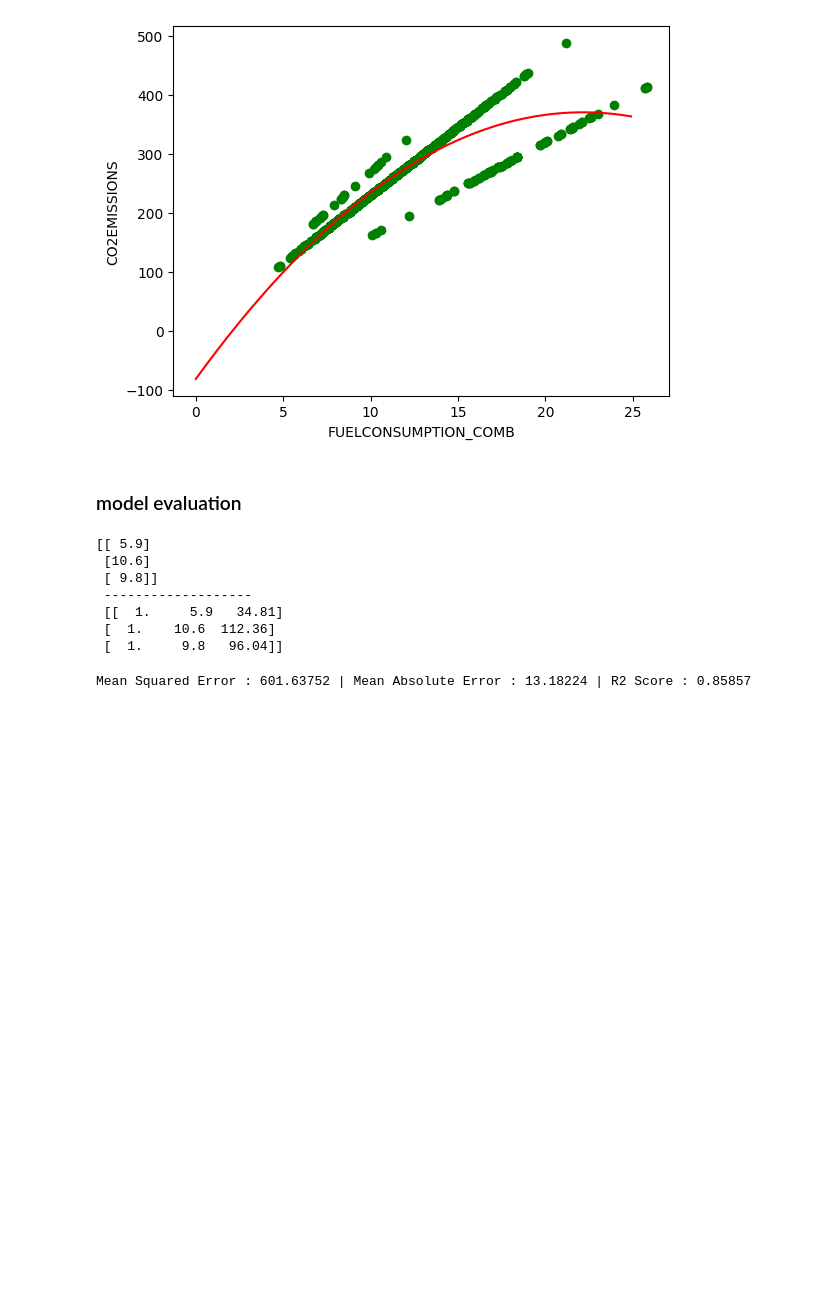
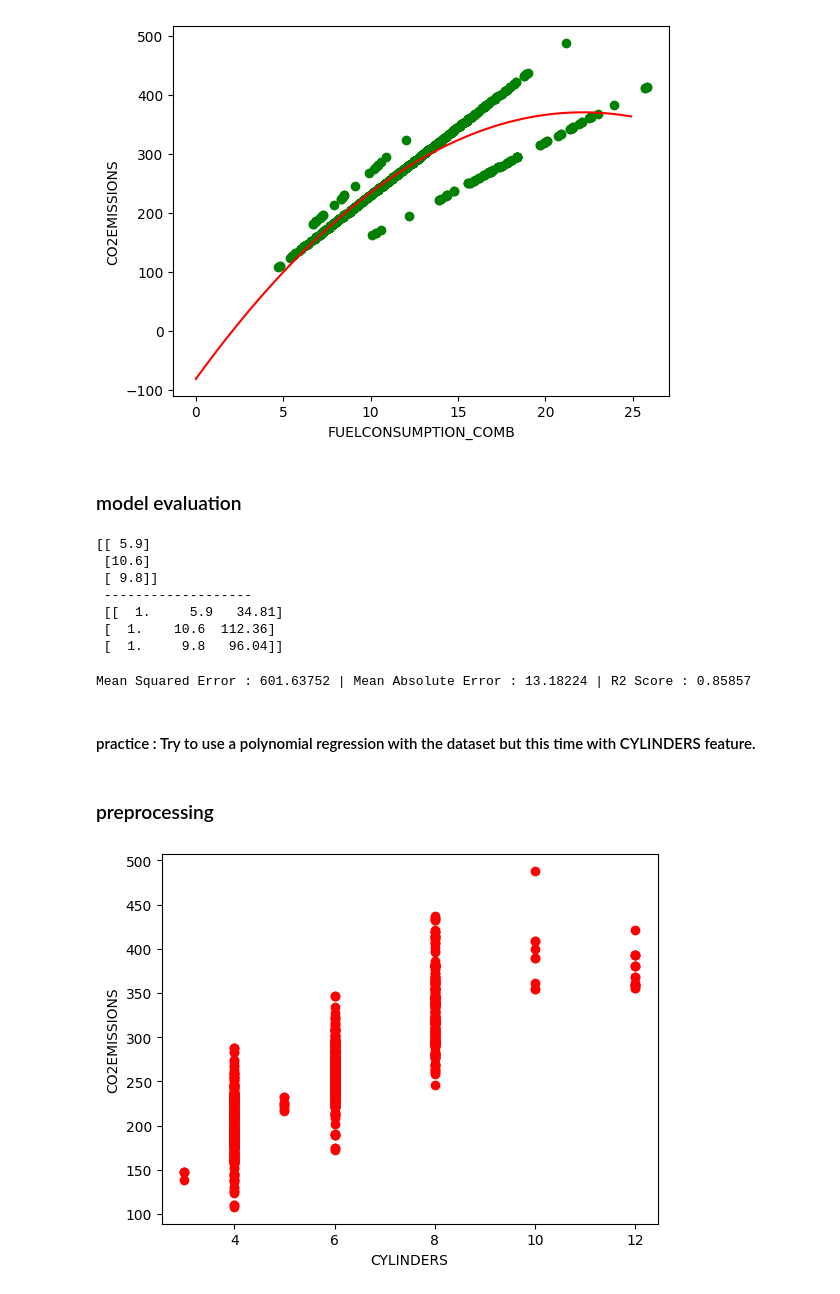
Before and after one commit to fahime9407/Machine-Learning-Path, a Jupyter notebook: regression/practicePoly.ipynb, the cells around one changed output. Cells and saved outputs as stored; diff of their text form; code cells hidden in the pictures; blank space fills up the shorter version.

Commit message:
update practice polynomial file

```diff
--- a/regression/practicePoly.ipynb
+++ b/regression/practicePoly.ipynb
@@ -120,3 +120,14 @@ r2 = r2_score(y_test, y_test_pred)
 print(f"mean squared error : {mse:.5f} | mean absolute error : {mae:.5f} | r2 score : {r2:.5f}".title().title())
 # %% [output]
 Mean Squared Error : 601.63752 | Mean Absolute Error : 13.18224 | R2 Score : 0.85857
+# %% [markdown]
+#### practice : Try to use a polynomial regression with the dataset but this time with CYLINDERS feature.
+# %% [markdown]
+### preprocessing
+# %%
+plt.scatter(cdf["CYLINDERS"], cdf["CO2EMISSIONS"], color="red")
+plt.xlabel("CYLINDERS")
+plt.ylabel("CO2EMISSIONS")
+plt.show()
+# %% [output]
+[figure, added]
```
Also changed, not shown: parts of 7 cells of this notebook.
